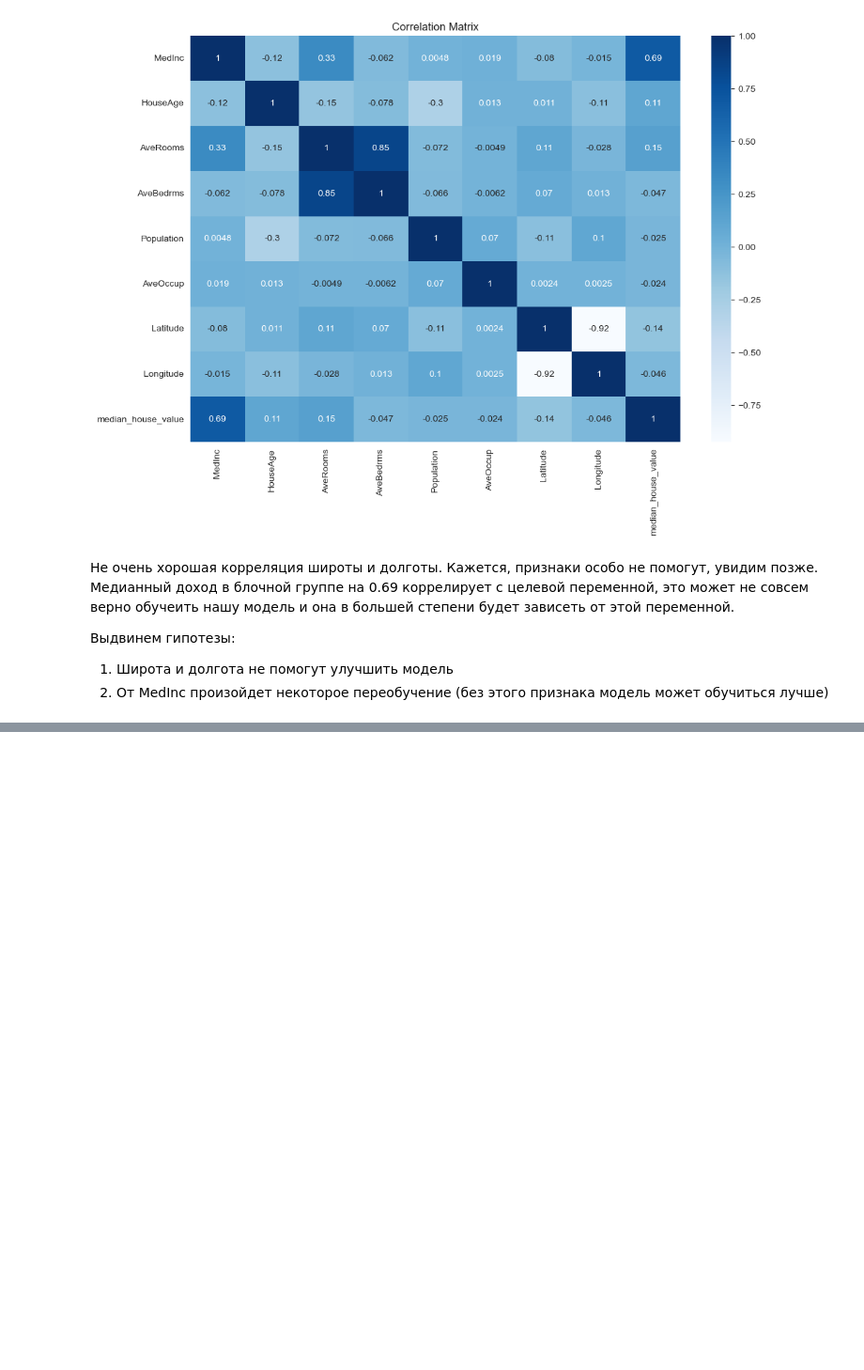
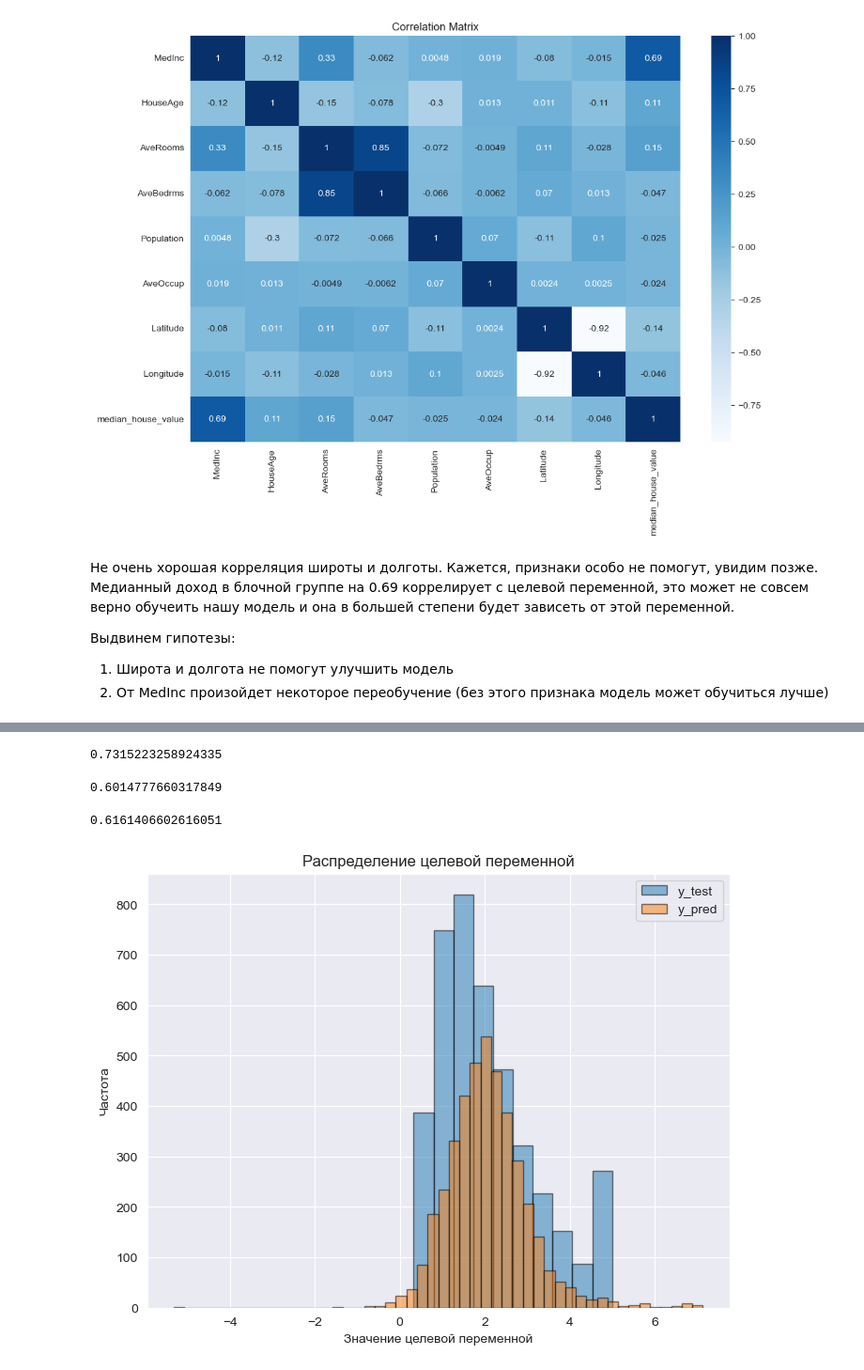
Before and after one commit to idknoo/ml, a Jupyter notebook: works/California housing/california_housing.ipynb, the cells around one changed output, grey strips where cells are left out. Shown at 94% size. Saved outputs shown, nothing was run; the diff lists cells and outputs as text; code cells hidden in the pictures; blank space fills up the shorter version.

Commit message:
linear regression

```diff
--- a/works/California housing/california_housing.ipynb
+++ b/works/California housing/california_housing.ipynb
@@ -167,0 +173,19 @@ plt.show()
+# %%
+def func_metrics(X, y):
+    X_train, X_test, y_train, y_test = train_test_split(X, y, test_size=0.2, random_state=66)
+    model = LinearRegression()
+    model.fit(X_train, y_train)
+    y_train_pred = model.predict(X_train)
+    y_test_pred = model.predict(X_test)
+    # RMSE на обучающем и тестовом множествах
+    rmse_train = np.sqrt(mean_squared_error(y_train, y_train_pred))
+    rmse_test = np.sqrt(mean_squared_error(y_test, y_test_pred))
+    r2_train = r2_score(y_train, y_train_pred)
+    r2_test = r2_score(y_test, y_test_pred)
+    print('RMSE train: ', rmse_train, '\nRMSE test: ', rmse_test, '\nR2 train: ', r2_train, '\nR2 test: ', r2_test)
+    return y_train, y_test, y_train_pred, y_test_pred
+# %%
+X = data.drop(columns=['median_house_value'])
+y = data.median_house_value
+# %%
+y_train, y_test, y_train_pred, y_test_pred= func_metrics(X, y)
@@ -167,0 +205,4 @@ plt.show()
+# %%
+rmse_test
+# %% [output]
+0.7315223258924335
@@ -167,0 +213,4 @@ plt.show()
+# %%
+r2_train
+# %% [output]
+0.6014777660317849
@@ -167,0 +222,15 @@ plt.show()
+# %%
+r2_test
+# %% [output]
+0.6161406602616051
+# %%
+plt.figure(figsize=(8, 6))
+plt.hist(y_test, bins=10, edgecolor='k', alpha=0.5, label='y_test')
+plt.hist(y_test_pred, bins=50, edgecolor='k', alpha=0.5, label='y_pred')
+plt.xlabel('Значение целевой переменной')
+plt.ylabel('Частота')
+plt.title('Распределение целевой переменной')
+plt.legend()
+plt.show()
+# %% [output]
+[figure, added]
```
Also changed, not shown: parts of 72 cells of this notebook, 1 other file.
